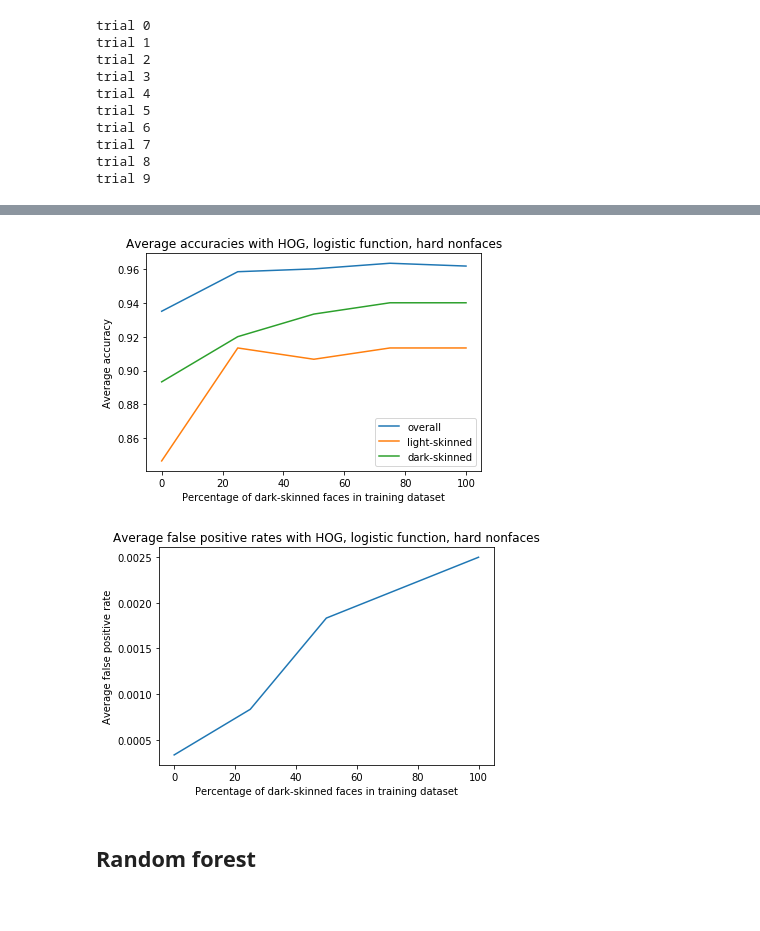
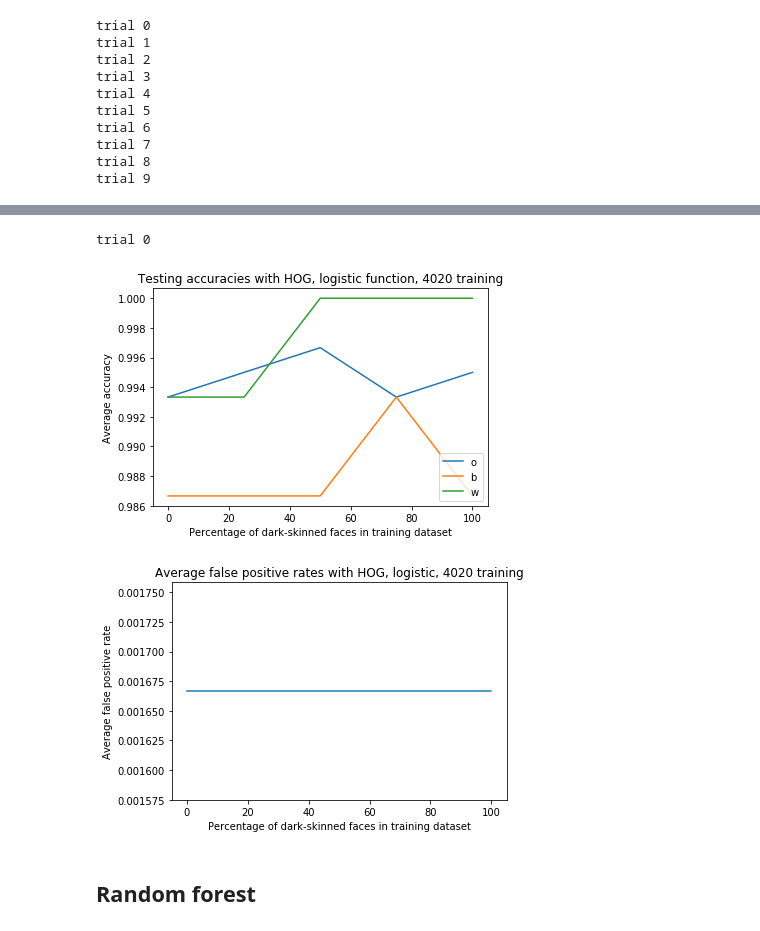
Before and after one commit to mjiang9/cos429project, a Jupyter notebook: hog/run_classifier.ipynb, the cells around one changed output, grey strips where cells are left out. Saved outputs shown, nothing was run; the diff lists cells and outputs as text; code cells hidden in the pictures.

```diff
--- a/hog/run_classifier.ipynb
+++ b/hog/run_classifier.ipynb
@@ -133,26 +170,33 @@ false_pos[4] = falsepos
+# %%
+# train with 4020 examples
+avg_overall_l, avg_white_l, avg_black_l, avg_falsepos_l = run_classifier(1, 4020, test_face_classifier_l)
+# %% [output]
+trial 0
 # %%
-# graph
+# plot accuracies
 x = [0, 25, 50, 75, 100]
-plt.plot(x, overall_acc, label='overall')
-plt.plot(x, white_acc, label='light-skinned')
-plt.plot(x, black_acc, label='dark-skinned')
+plt.plot(x, avg_overall_l, label='o')
+plt.plot(x, avg_black_l, label='b')
+plt.plot(x, avg_white_l, label='w')
 plt.legend(loc="lower right")
-plt.title("Average accuracies with HOG, logistic function, hard nonfaces")
+plt.title("Testing accuracies with HOG, logistic function, 4020 training")
 plt.xlabel("Percentage of dark-skinned faces in training dataset")
 plt.ylabel("Average accuracy")
+plt.savefig('hog_4020_logistic.png', dpi=300)
 plt.show()
 # %% [output]
-[figure, old version]
+[figure, new version]
 # %%
-# plot average false positive rates
+# plot false positive rates
 x = [0, 25, 50, 75, 100]
-plt.plot(x, avg_falsepos)
-plt.title("Average false positive rates with HOG, logistic function, hard nonfaces")
+plt.plot(x, avg_falsepos_l)
+plt.title("Average false positive rates with HOG, logistic, 4020 training")
 plt.xlabel("Percentage of dark-skinned faces in training dataset")
 plt.ylabel("Average false positive rate")
+plt.savefig('hog_4020_falsepos_logistic.png', dpi=300)
 plt.show()
 # %% [output]
-[figure, old version]
+[figure, new version]
 # %% [markdown]
 ## Random forest
 # %%
```
Also changed, not shown: parts of 24 cells of this notebook, 18 other files.
